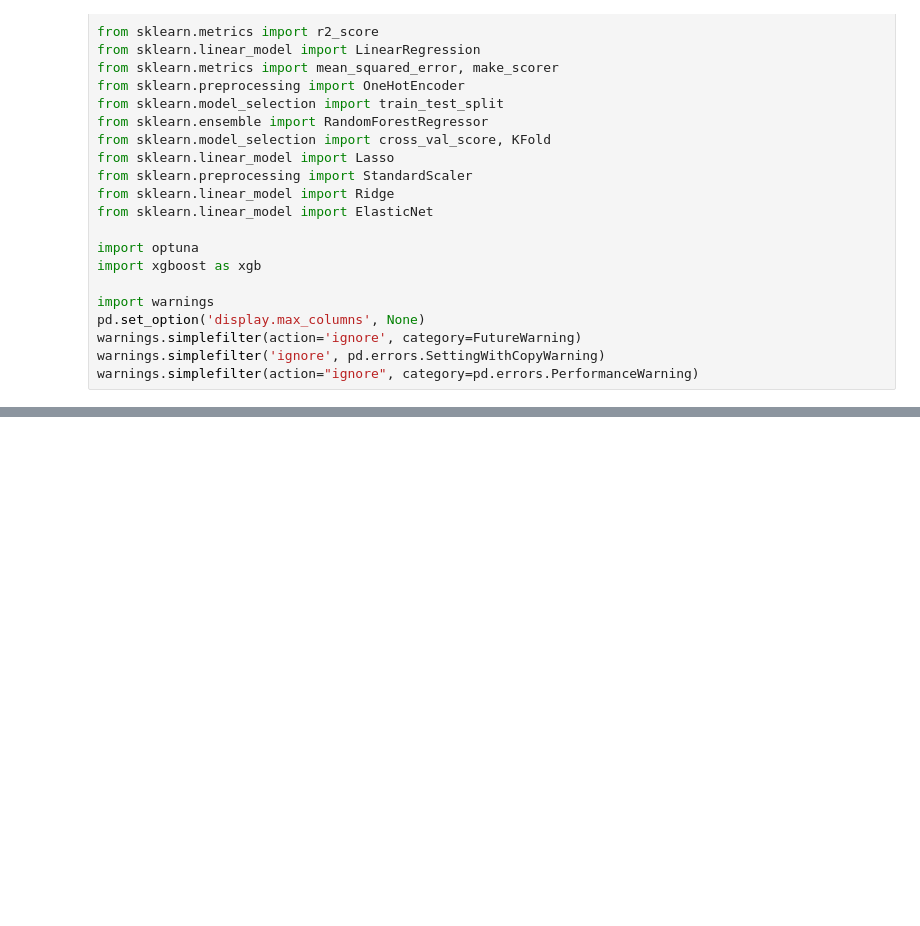
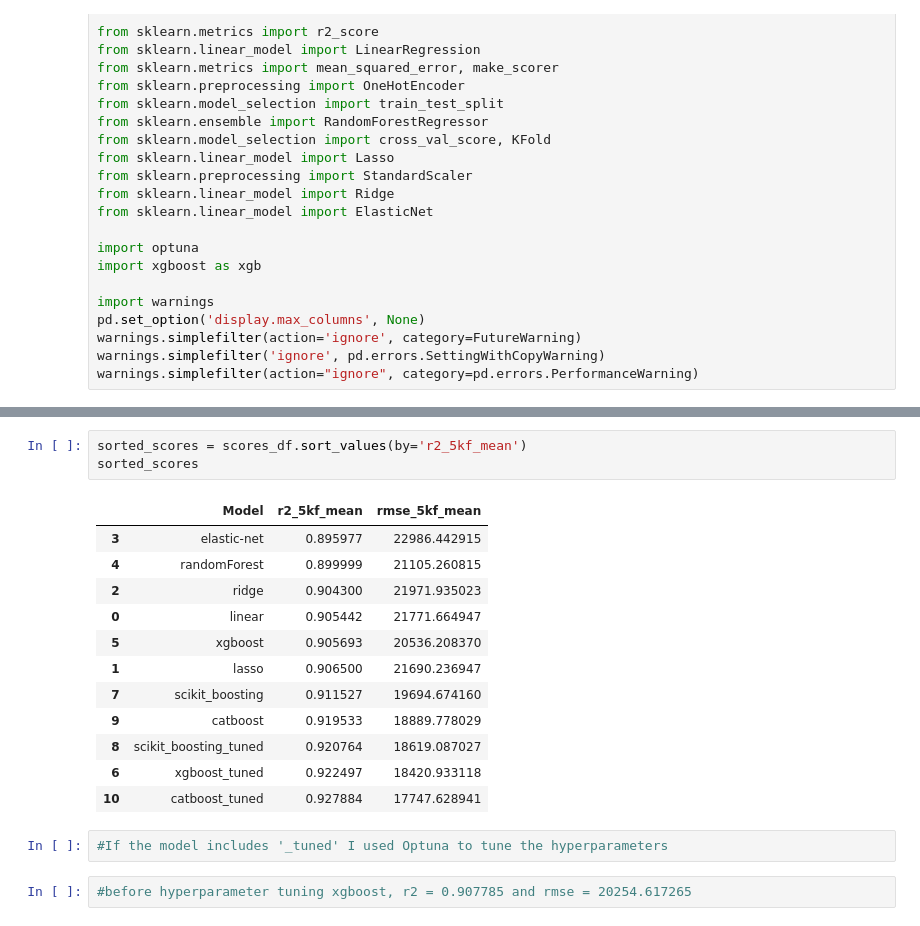
Before and after one commit to briangdrewes/machinelearning_Ames, a Jupyter notebook: scores.ipynb, the cells around one changed output, grey strips where cells are left out. Drawn from its saved outputs; the diff is of its cells as text; blank space fills up the shorter version.

```diff
--- a/scores.ipynb
+++ b/scores.ipynb
@@ -55,3 +63,23 @@ scores_df
+# %%
+sorted_scores = scores_df.sort_values(by='r2_5kf_mean')
+sorted_scores
+# %% [output]
+|  | Model | r2_5kf_mean | rmse_5kf_mean |
+| 3 | elastic-net | 0.895977 | 22986.442915 |
+| 4 | randomForest | 0.899999 | 21105.260815 |
+| 2 | ridge | 0.904300 | 21971.935023 |
+| 0 | linear | 0.905442 | 21771.664947 |
+| 5 | xgboost | 0.905693 | 20536.208370 |
+| 1 | lasso | 0.906500 | 21690.236947 |
+| 7 | scikit_boosting | 0.911527 | 19694.674160 |
+| 9 | catboost | 0.919533 | 18889.778029 |
+| 8 | scikit_boosting_tuned | 0.920764 | 18619.087027 |
+| 6 | xgboost_tuned | 0.922497 | 18420.933118 |
+| 10 | catboost_tuned | 0.927884 | 17747.628941 |
+# %%
+#If the model includes '_tuned' I used Optuna to tune the hyperparameters
+# %%
+#before hyperparameter tuning xgboost, r2 = 0.907785 and rmse = 20254.617265
 # %%
 # Set up the figure and axes
 fig, ax1 = plt.subplots(figsize=(10, 6))
```
Also changed, not shown: parts of 3 cells of this notebook, 51 other files.
